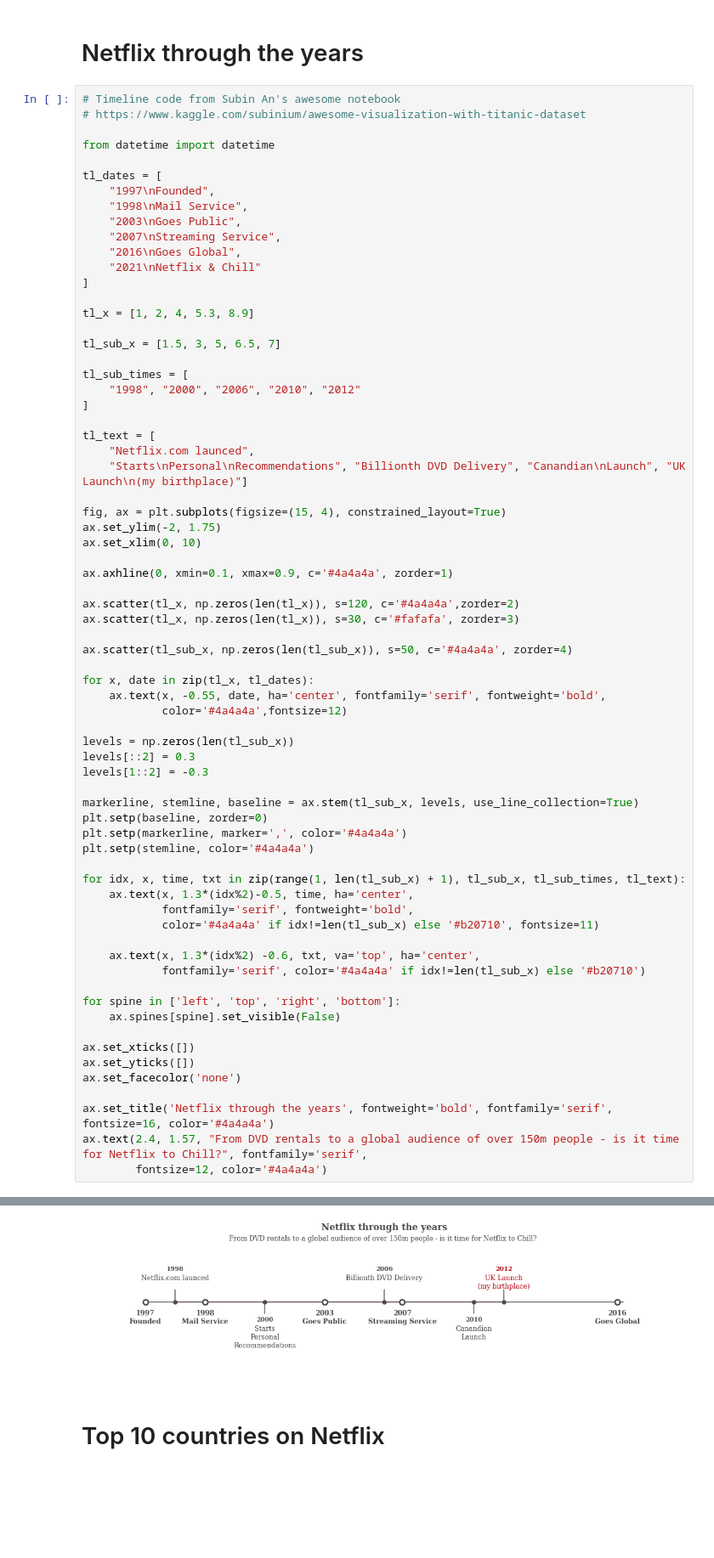
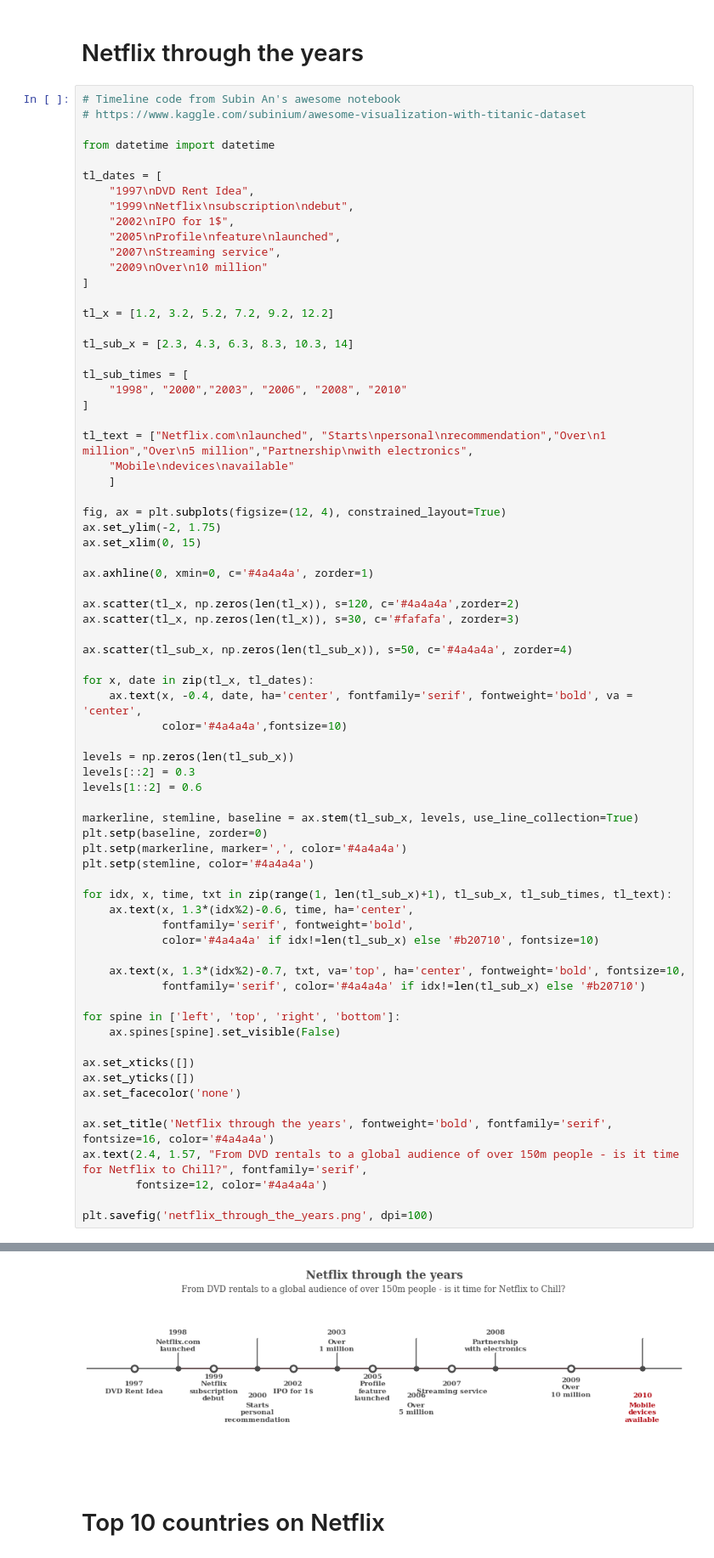
Before and after one commit to temple17/kagglepractice, a Jupyter notebook: Netflix_Movies_and_TV_Shows.ipynb, the cells around one changed output, grey strips where cells are left out. Shown at 85% size. Saved outputs shown, nothing was run; the diff lists cells and outputs as text; blank space fills up the shorter version.

```diff
--- a/Netflix_Movies_and_TV_Shows.ipynb
+++ b/Netflix_Movies_and_TV_Shows.ipynb
@@ -176,31 +176,31 @@ ax.set_xticklabels(list(countries_fin.keys())[0:10], rotation = 90)
 from datetime import datetime
 
 tl_dates = [
-    "1997\nFounded",
-    "1998\nMail Service",
-    "2003\nGoes Public",
-    "2007\nStreaming Service",
-    "2016\nGoes Global",
-    "2021\nNetflix & Chill"
+    "1997\nDVD Rent Idea",
+    "1999\nNetflix\nsubscription\ndebut",
+    "2002\nIPO for 1$",
+    "2005\nProfile\nfeature\nlaunched",
+    "2007\nStreaming service",
+    "2009\nOver\n10 million"
 ]
 
-tl_x = [1, 2, 4, 5.3, 8.9]
+tl_x = [1.2, 3.2, 5.2, 7.2, 9.2, 12.2]
 
-tl_sub_x = [1.5, 3, 5, 6.5, 7]
+tl_sub_x = [2.3, 4.3, 6.3, 8.3, 10.3, 14]
 
 tl_sub_times = [
-    "1998", "2000", "2006", "2010", "2012"
+    "1998", "2000","2003", "2006", "2008", "2010"
 ]
 
-tl_text = [
-    "Netflix.com launced",
-    "Starts\nPersonal\nRecommendations", "Billionth DVD Delivery", "Canandian\nLaunch", "UK Launch\n(my birthplace)"]
+tl_text = ["Netflix.com\nlaunched", "Starts\npersonal\nrecommendation","Over\n1 million","Over\n5 million","Partnership\nwith electronics",
+    "Mobile\ndevices\navailable"
+    ]
 
-fig, ax = plt.subplots(figsize=(15, 4), constrained_layout=True)
+fig, ax = plt.subplots(figsize=(12, 4), constrained_layout=True)
 ax.set_ylim(-2, 1.75)
-ax.set_xlim(0, 10)
+ax.set_xlim(0, 15)
 
-ax.axhline(0, xmin=0.1, xmax=0.9, c='#4a4a4a', zorder=1)
+ax.axhline(0, xmin=0, c='#4a4a4a', zorder=1)
 
 ax.scatter(tl_x, np.zeros(len(tl_x)), s=120, c='#4a4a4a',zorder=2)
 ax.scatter(tl_x, np.zeros(len(tl_x)), s=30, c='#fafafa', zorder=3)
@@ -208,24 +208,24 @@ ax.scatter(tl_x, np.zeros(len(tl_x)), s=30, c='#fafafa', zorder=3)
 ax.scatter(tl_sub_x, np.zeros(len(tl_sub_x)), s=50, c='#4a4a4a', zorder=4)
 
 for x, date in zip(tl_x, tl_dates):
-    ax.text(x, -0.55, date, ha='center', fontfamily='serif', fontweight='bold',
-            color='#4a4a4a',fontsize=12)
+    ax.text(x, -0.4, date, ha='center', fontfamily='serif', fontweight='bold', va = 'center',
+            color='#4a4a4a',fontsize=10)
 
 levels = np.zeros(len(tl_sub_x))
 levels[::2] = 0.3
-levels[1::2] = -0.3
+levels[1::2] = 0.6
 
 markerline, stemline, baseline = ax.stem(tl_sub_x, levels, use_line_collection=True)
 plt.setp(baseline, zorder=0)
 plt.setp(markerline, marker=',', color='#4a4a4a')
 plt.setp(stemline, color='#4a4a4a')
 
-for idx, x, time, txt in zip(range(1, len(tl_sub_x) + 1), tl_sub_x, tl_sub_times, tl_text):
-    ax.text(x, 1.3*(idx%2)-0.5, time, ha='center',
+for idx, x, time, txt in zip(range(1, len(tl_sub_x)+1), tl_sub_x, tl_sub_times, tl_text):
+    ax.text(x, 1.3*(idx%2)-0.6, time, ha='center',
             fontfamily='serif', fontweight='bold',
-            color='#4a4a4a' if idx!=len(tl_sub_x) else '#b20710', fontsize=11)
+            color='#4a4a4a' if idx!=len(tl_sub_x) else '#b20710', fontsize=10)
 
-    ax.text(x, 1.3*(idx%2) -0.6, txt, va='top', ha='center',
+    ax.text(x, 1.3*(idx%2)-0.7, txt, va='top', ha='center', fontweight='bold', fontsize=10,
             fontfamily='serif', color='#4a4a4a' if idx!=len(tl_sub_x) else '#b20710')
 
 for spine in ['left', 'top', 'right', 'bottom']:
@@ -238,4 +238,6 @@ ax.set_facecolor('none')
 ax.set_title('Netflix through the years', fontweight='bold', fontfamily='serif', fontsize=16, color='#4a4a4a')
 ax.text(2.4, 1.57, "From DVD rentals to a global audience of over 150m people - is it time for Netflix to Chill?", fontfamily='serif',
         fontsize=12, color='#4a4a4a')
+
+plt.savefig('netflix_through_the_years.png', dpi=100)
 # %% [output]
@@ -243,4 +244,4 @@ Text(2.4, 1.57, 'From DVD rentals to a global audience of over 150m people - is
-[figure, old version]
+[figure, new version]
 # %% [markdown]
 # Top 10 countries on Netflix
 # %%
```
Also changed, not shown: parts of 2 cells of this notebook.
